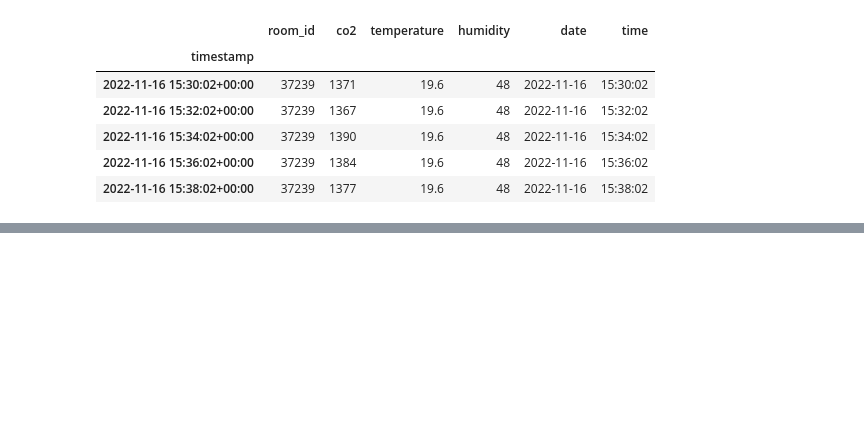
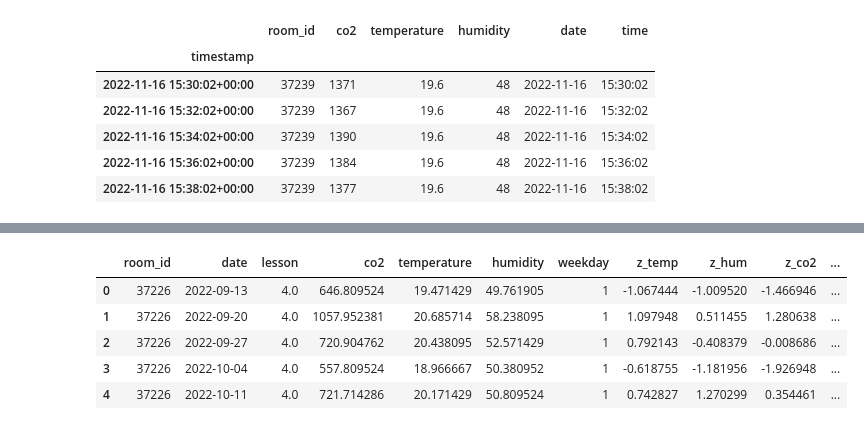
Before and after one commit to jekabsGritans/co2_dati, a Jupyter notebook: notebook.ipynb, the cells around one changed output, grey strips where cells are left out. Drawn from its saved outputs; the diff is of its cells as text; code cells hidden in the pictures; blank space fills up the shorter version.

```diff
--- a/notebook.ipynb
+++ b/notebook.ipynb
@@ -90,0 +117,10 @@ lesson_df.head()
+# %%
+lesson_co2_data = pd.merge(lesson_df, schedule_df, on=['room_id', 'weekday', 'lesson'], how='inner')
+lesson_co2_data.head()
+# %% [output]
+|  | room_id | date | lesson | co2 | temperature | humidity | weekday | z_temp | z_hum | z_co2 | ... |
+| 0 | 37226 | 2022-09-13 | 4.0 | 646.809524 | 19.471429 | 49.761905 | 1 | -1.067444 | -1.009520 | -1.466946 | ... |
+| 1 | 37226 | 2022-09-20 | 4.0 | 1057.952381 | 20.685714 | 58.238095 | 1 | 1.097948 | 0.511455 | 1.280638 | ... |
+| 2 | 37226 | 2022-09-27 | 4.0 | 720.904762 | 20.438095 | 52.571429 | 1 | 0.792143 | -0.408379 | -0.008686 | ... |
+| 3 | 37226 | 2022-10-04 | 4.0 | 557.809524 | 18.966667 | 50.380952 | 1 | -0.618755 | -1.181956 | -1.926948 | ... |
+| 4 | 37226 | 2022-10-11 | 4.0 | 721.714286 | 20.171429 | 50.809524 | 1 | 0.742827 | 1.270299 | 0.354461 | ... |
```
Also changed, not shown: parts of 5 cells of this notebook, 1 other file.
